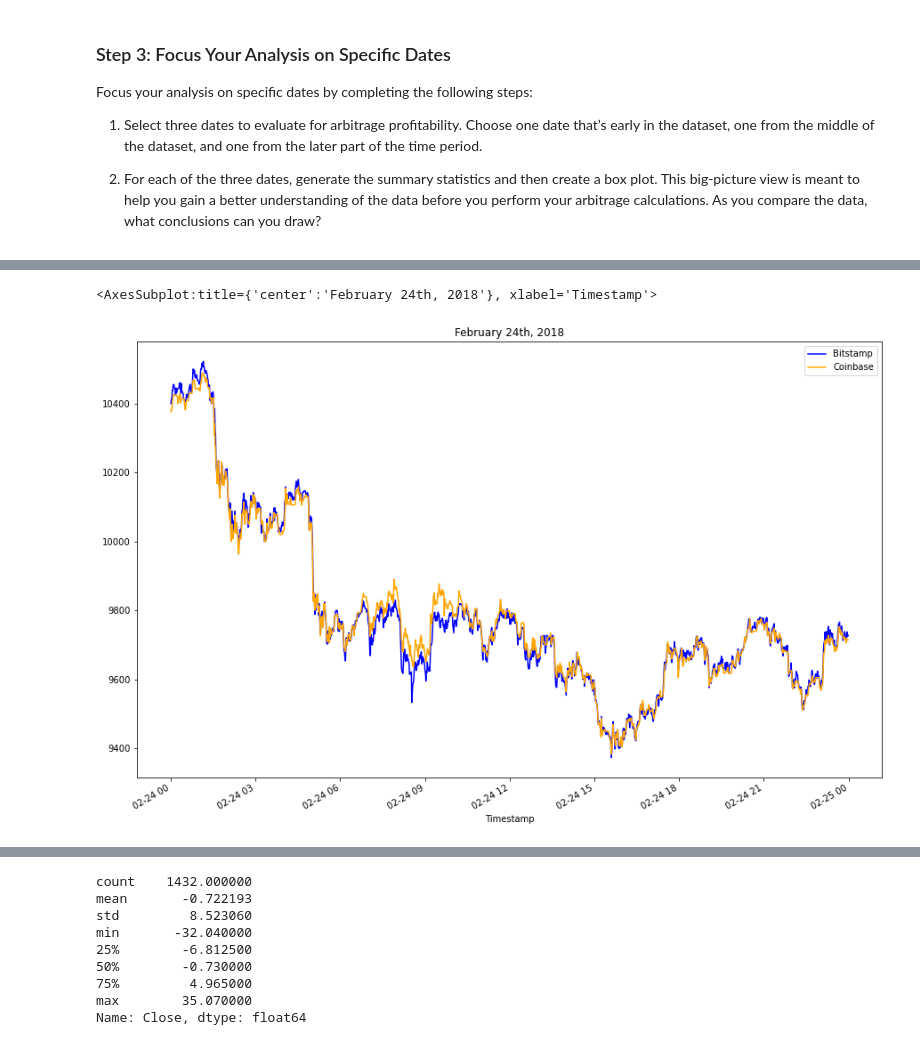
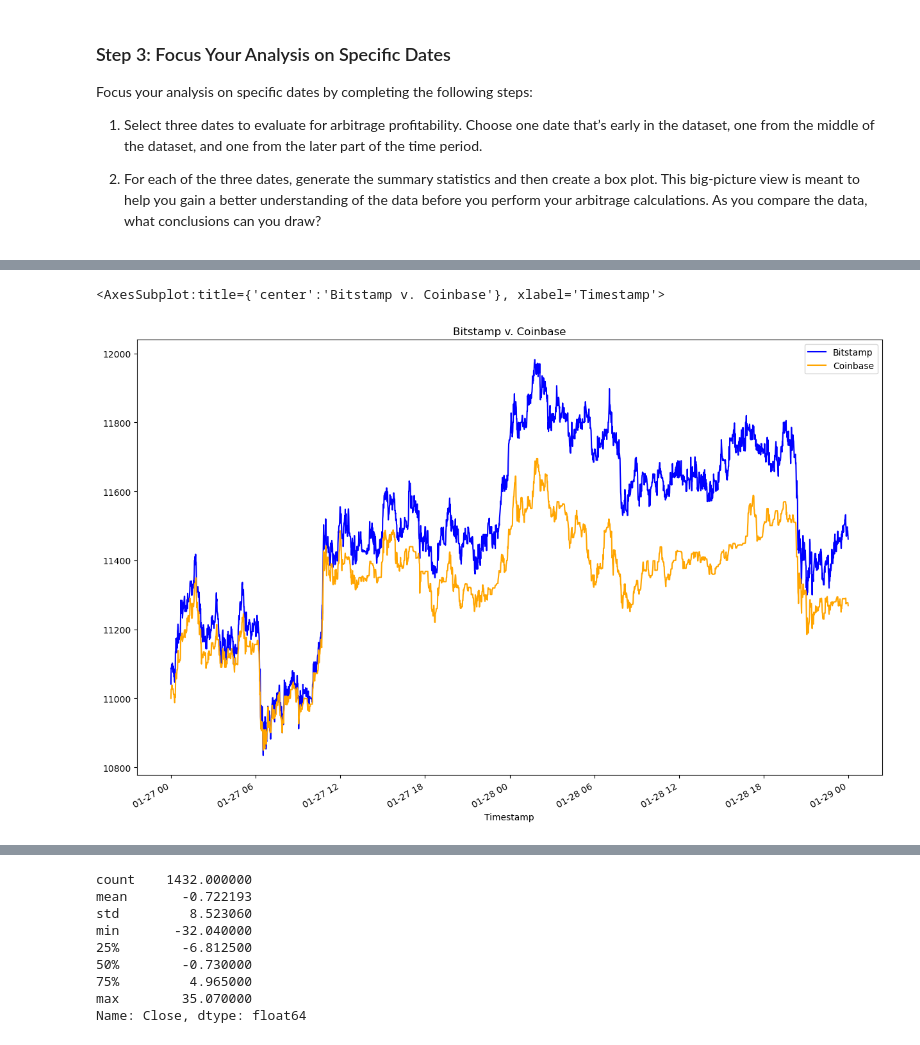
Before and after one commit to jeffreycrabill/arbitrage-analysis, a Jupyter notebook: crypto_arbitrage.ipynb, the cells around one changed output, grey strips where cells are left out. Cells and saved outputs as stored; diff of their text form; code cells hidden in the pictures.

```diff
--- a/crypto_arbitrage.ipynb
+++ b/crypto_arbitrage.ipynb
@@ -298,10 +300,11 @@ Name: Close, dtype: float64
 # %%
 # Create an overlay plot that visualizes the two dataframes over a period of one day from the middle of the dataset.
 # Be sure that the plots include the parameters `legend`, `figsize`, `title`, `color` and `label`
-# YOUR CODE HERE
+bitstamp_sliced.loc['2018-01-27' : '2018-01-28'].plot(legend=True, figsize=(15, 10), title="Bitstamp v. Coinbase", color="blue", label="Bitstamp")
+coinbase_sliced.loc['2018-01-27' : '2018-01-28'].plot(legend=True, figsize=(15, 10), color="orange", label="Coinbase")
 # %% [output]
-<AxesSubplot:title={'center':'February 24th, 2018'}, xlabel='Timestamp'>
+<AxesSubplot:title={'center':'Bitstamp v. Coinbase'}, xlabel='Timestamp'>
-[figure, old version]
+[figure, new version]
 # %%
 # Using the date in the middle that you have selected, calculate the arbitrage spread
 # by subtracting the bitstamp lower closing prices from the coinbase higher closing prices
```
Also changed, not shown: parts of 8 cells of this notebook.
